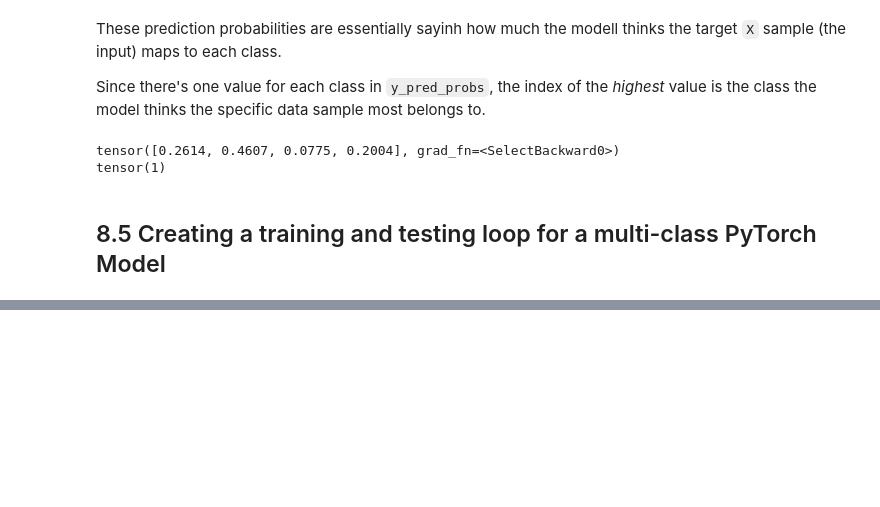
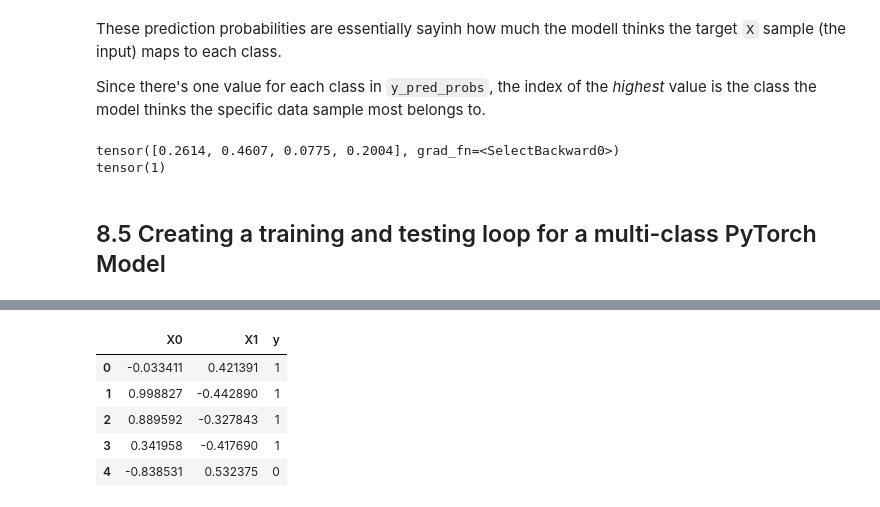
Before and after one commit to SiddheshDaphane/Deep_Learning_With_PyTorch, a Jupyter notebook: 02_PyTorch_Neural_Network_Classification.ipynb, the cells around one changed output, grey strips where cells are left out. Cells and saved outputs as stored; diff of their text form; code cells hidden in the pictures; blank space fills up the shorter version.

```diff
--- a/02_PyTorch_Neural_Network_Classification.ipynb
+++ b/02_PyTorch_Neural_Network_Classification.ipynb
@@ -1291,0 +1472,15 @@ tensor(1)
+# %%
+# Turn data into a DataFrame
+import pandas as pd
+data_df = pd.DataFrame({"X0" : X[:,0],
+                   "X1": X[:,1],
+                   "y": y})
+
+data_df.head()
+# %% [output]
+|  | X0 | X1 | y |
+| 0 | -0.033411 | 0.421391 | 1 |
+| 1 | 0.998827 | -0.442890 | 1 |
+| 2 | 0.889592 | -0.327843 | 1 |
+| 3 | 0.341958 | -0.417690 | 1 |
+| 4 | -0.838531 | 0.532375 | 0 |
```
Also changed, not shown: parts of 29 cells of this notebook.
